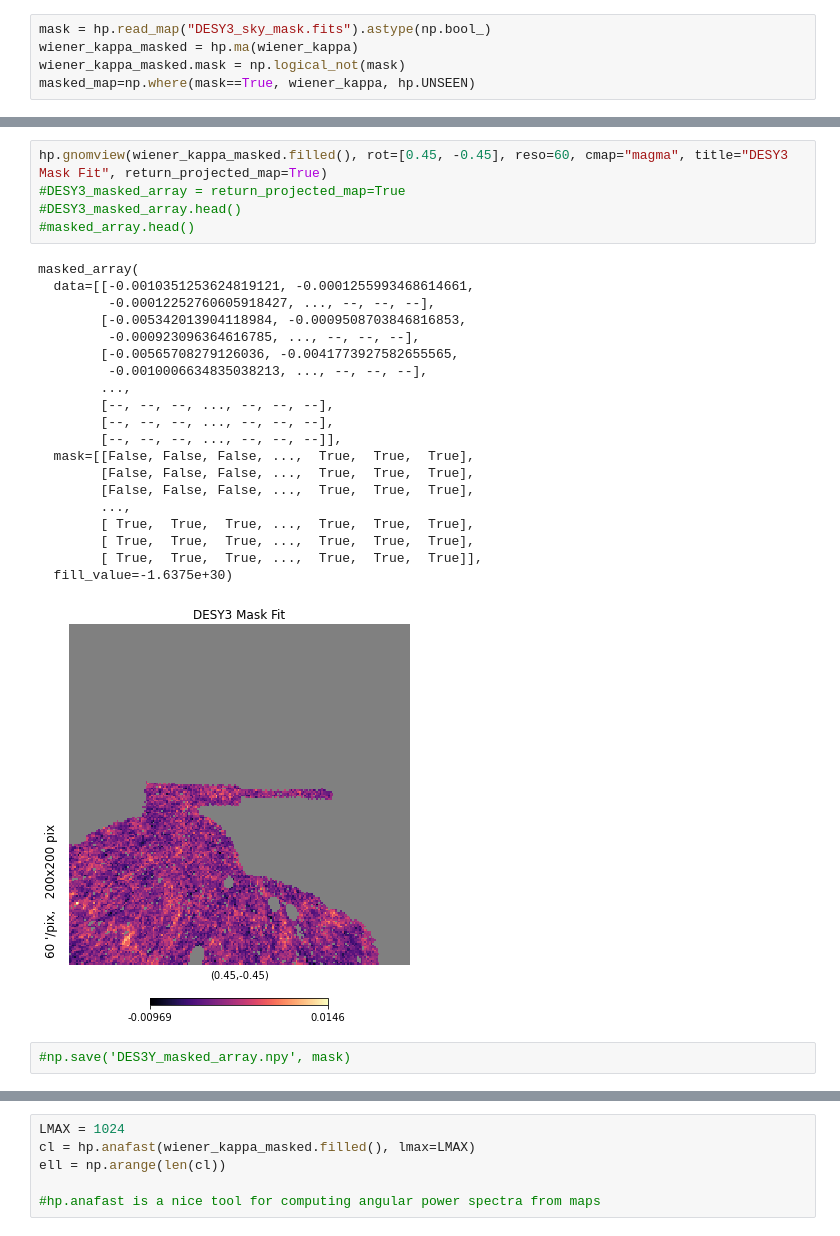
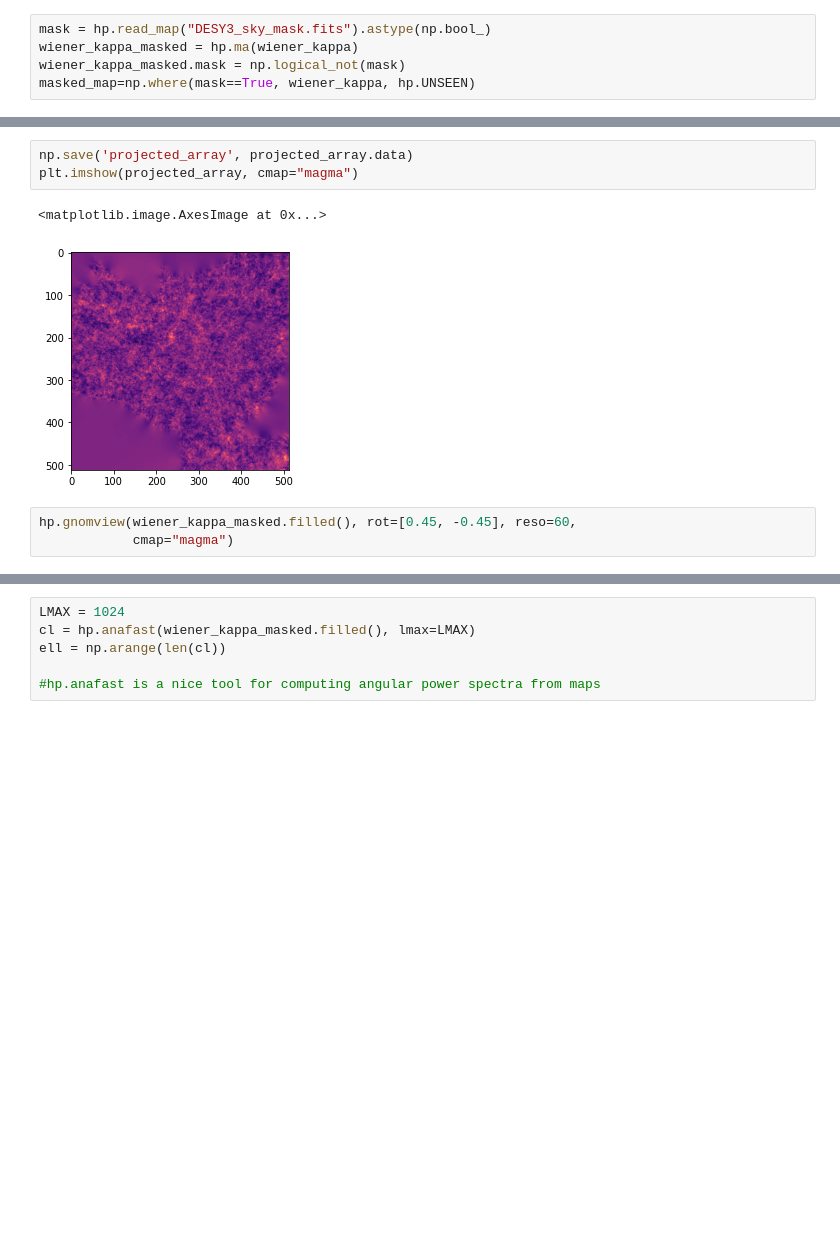
Before and after one commit to 10slindsay/UCL_Summer_Research, a Jupyter notebook: DESY3_wiener_kappa.ipynb, the cells around one changed output, grey strips where cells are left out. Drawn from its saved outputs; the diff is of its cells as text; blank space fills up the shorter version.

```diff
--- a/DESY3_wiener_kappa.ipynb
+++ b/DESY3_wiener_kappa.ipynb
@@ -25,28 +47,9 @@ masked_map=np.where(mask==True, wiener_kappa, hp.UNSEEN)
+# %%
+np.save('projected_array', projected_array.data)
+plt.imshow(projected_array, cmap="magma")
+# %% [output]
+<matplotlib.image.AxesImage at 0x...>
+[figure, added]
 # %%
-hp.gnomview(wiener_kappa_masked.filled(), rot=[0.45, -0.45], reso=60, cmap="magma", title="DESY3 Mask Fit", return_projected_map=True)
-#DESY3_masked_array = return_projected_map=True
-#DESY3_masked_array.head()
-#masked_array.head()
+hp.gnomview(wiener_kappa_masked.filled(), rot=[0.45, -0.45], reso=60,
+            cmap="magma")
-# %% [output]
-masked_array(
-  data=[[-0.0010351253624819121, -0.0001255993468614661,
-         -0.00012252760605918427, ..., --, --, --],
-        [-0.005342013904118984, -0.0009508703846816853,
-         -0.000923096364616785, ..., --, --, --],
-        [-0.00565708279126036, -0.0041773927582655565,
-         -0.0010006634835038213, ..., --, --, --],
-        ...,
-        [--, --, --, ..., --, --, --],
-        [--, --, --, ..., --, --, --],
-        [--, --, --, ..., --, --, --]],
-  mask=[[False, False, False, ...,  True,  True,  True],
-        [False, False, False, ...,  True,  True,  True],
-        [False, False, False, ...,  True,  True,  True],
-        ...,
-        [ True,  True,  True, ...,  True,  True,  True],
-        [ True,  True,  True, ...,  True,  True,  True],
-        [ True,  True,  True, ...,  True,  True,  True]],
-  fill_value=-1.6375e+30)
-[figure, removed]
-# %%
-#np.save('DES3Y_masked_array.npy', mask)
```
Also changed, not shown: parts of 7 cells of this notebook, 1 other file.
